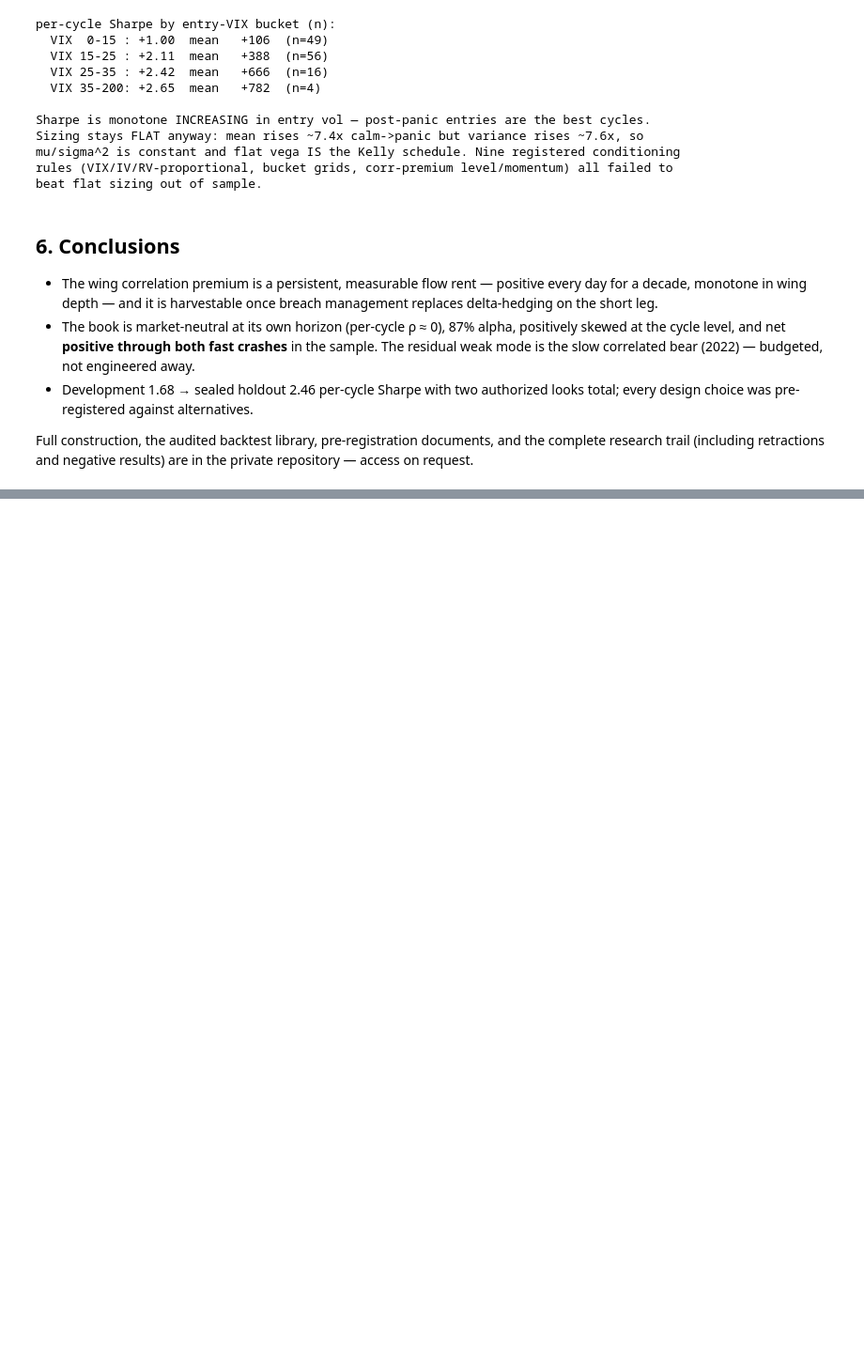
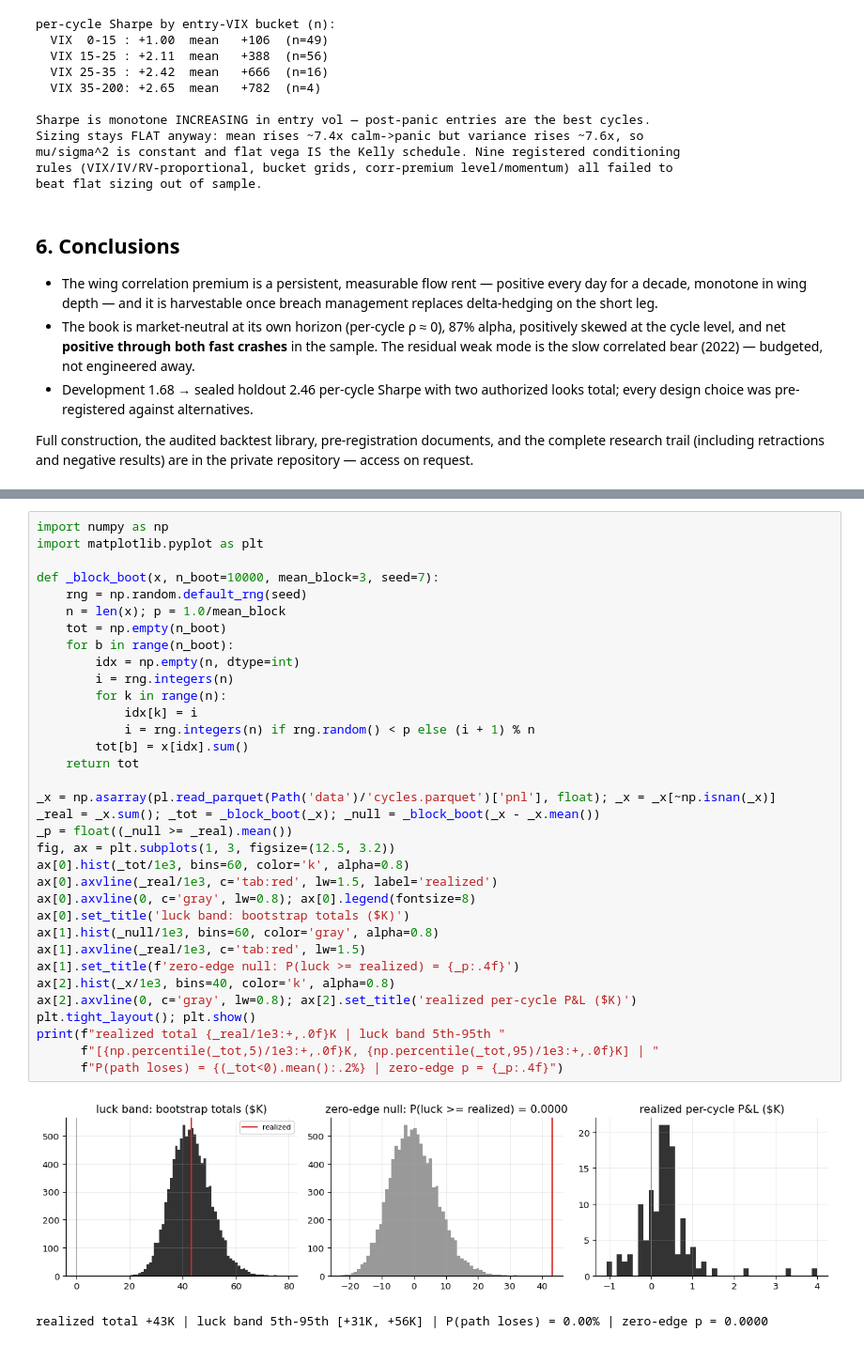
Before and after one commit to lanteignel93/skew_implied_corr_trade, a Jupyter notebook: strategy_results.ipynb, the cells around one changed output, grey strips where cells are left out. Shown at 94% size. Saved outputs shown, nothing was run; the diff lists cells and outputs as text; blank space fills up the shorter version.

Commit message:
Add bootstrap luck check; README: P(losing year) 2.0%, wing-positivity wording to 99.9%+
Co-Authored-By: Claude Fable 5 <noreply@anthropic.com>

```diff
--- a/strategy_results.ipynb
+++ b/strategy_results.ipynb
@@ -244,0 +253,37 @@ access on request.
+# %%
+import numpy as np
+import matplotlib.pyplot as plt
+
+def _block_boot(x, n_boot=10000, mean_block=3, seed=7):
+    rng = np.random.default_rng(seed)
+    n = len(x); p = 1.0/mean_block
+    tot = np.empty(n_boot)
+    for b in range(n_boot):
+        idx = np.empty(n, dtype=int)
+        i = rng.integers(n)
+        for k in range(n):
+            idx[k] = i
+            i = rng.integers(n) if rng.random() < p else (i + 1) % n
+        tot[b] = x[idx].sum()
+    return tot
+
+_x = np.asarray(pl.read_parquet(Path('data')/'cycles.parquet')['pnl'], float); _x = _x[~np.isnan(_x)]
+_real = _x.sum(); _tot = _block_boot(_x); _null = _block_boot(_x - _x.mean())
+_p = float((_null >= _real).mean())
+fig, ax = plt.subplots(1, 3, figsize=(12.5, 3.2))
+ax[0].hist(_tot/1e3, bins=60, color='k', alpha=0.8)
+ax[0].axvline(_real/1e3, c='tab:red', lw=1.5, label='realized')
+ax[0].axvline(0, c='gray', lw=0.8); ax[0].legend(fontsize=8)
+ax[0].set_title('luck band: bootstrap totals ($K)')
+ax[1].hist(_null/1e3, bins=60, color='gray', alpha=0.8)
+ax[1].axvline(_real/1e3, c='tab:red', lw=1.5)
+ax[1].set_title(f'zero-edge null: P(luck >= realized) = {_p:.4f}')
+ax[2].hist(_x/1e3, bins=40, color='k', alpha=0.8)
+ax[2].axvline(0, c='gray', lw=0.8); ax[2].set_title('realized per-cycle P&L ($K)')
+plt.tight_layout(); plt.show()
+print(f"realized total {_real/1e3:+,.0f}K | luck band 5th-95th "
+      f"[{np.percentile(_tot,5)/1e3:+,.0f}K, {np.percentile(_tot,95)/1e3:+,.0f}K] | "
+      f"P(path loses) = {(_tot<0).mean():.2%} | zero-edge p = {_p:.4f}")
+# %% [output]
+[figure, added]
+realized total +43K | luck band 5th-95th [+31K, +56K] | P(path loses) = 0.00% | zero-edge p = 0.0000
```
Also changed, not shown: parts of 1 cell of this notebook, 1 other file.
